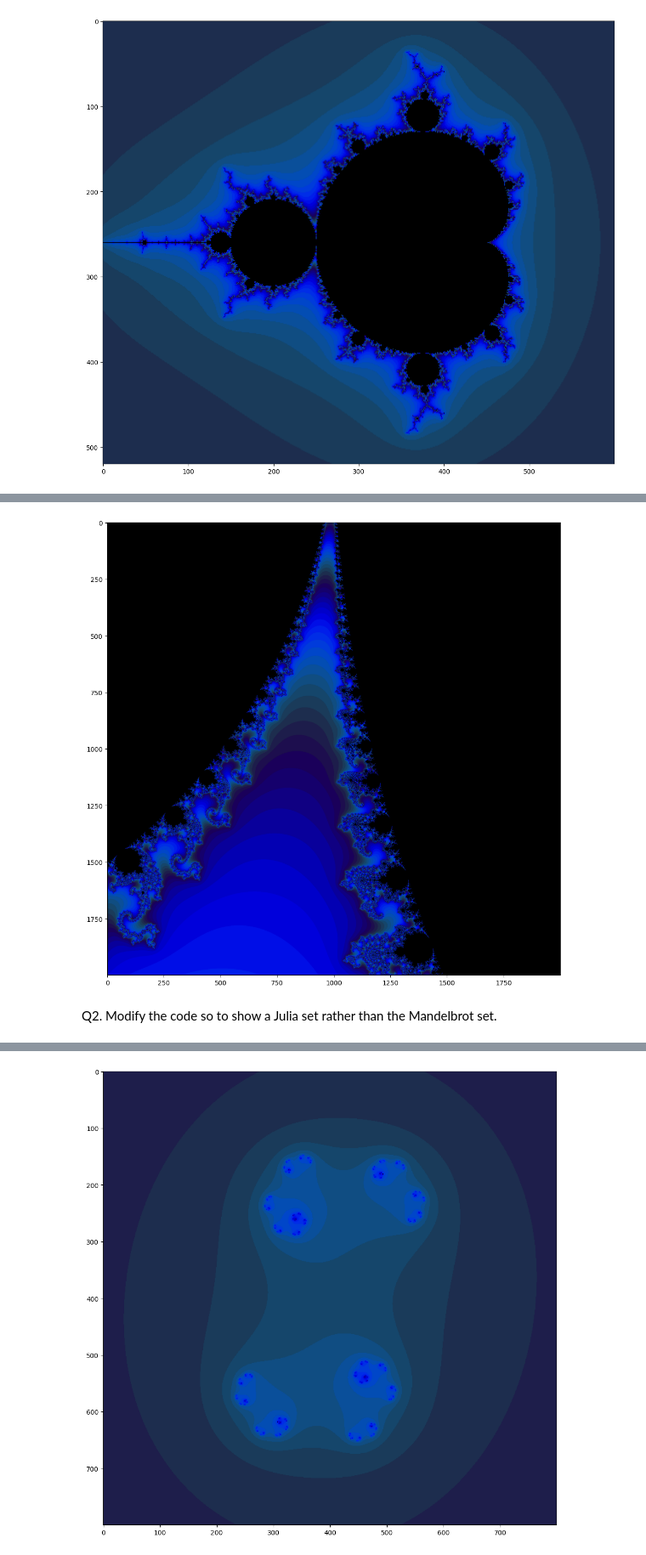
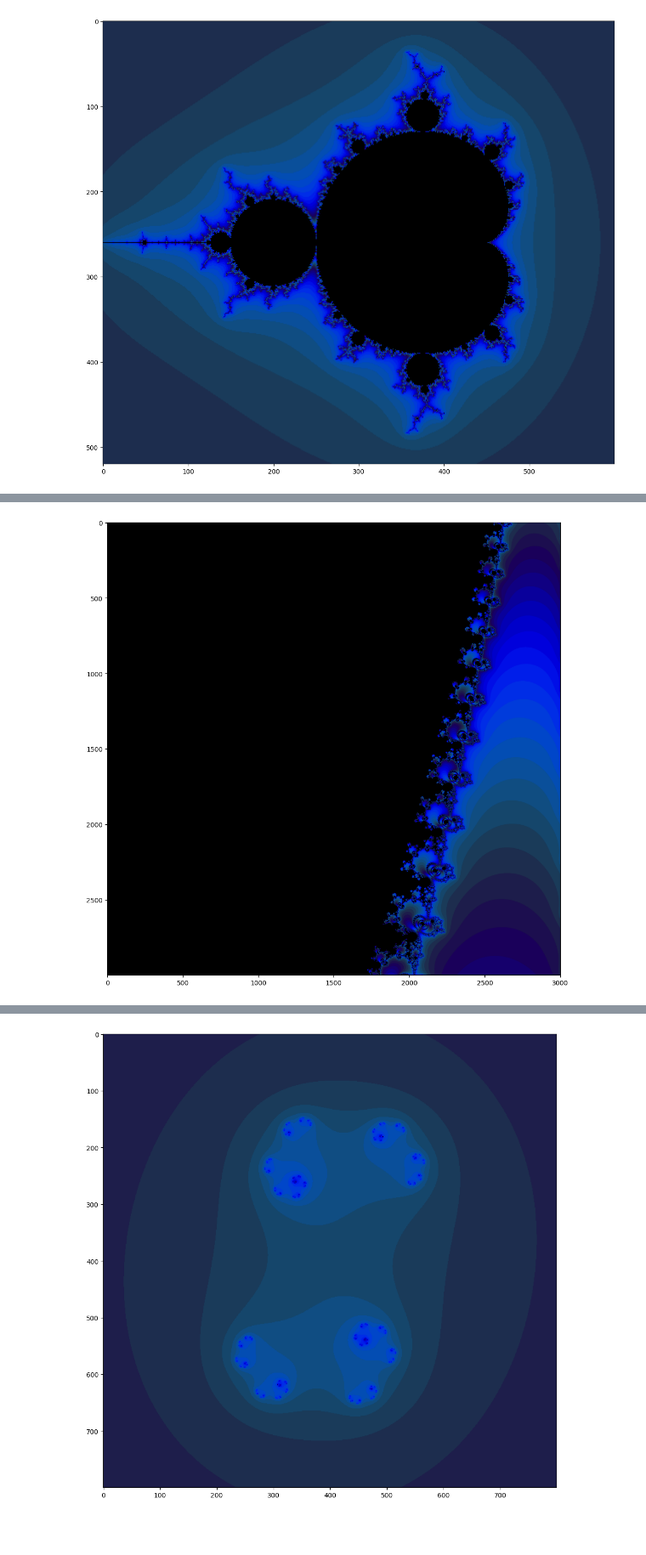
Before and after one commit to YifeiZhang233eV/Fractals, a Jupyter notebook: Fractal.ipynb, the cells around one changed output, grey strips where cells are left out. Shown at 85% size. Drawn from its saved outputs; the diff is of its cells as text; code cells hidden in the pictures; blank space fills up the shorter version.

Commit message:
Created using Colab - Changed the grid of Mandelbrot smaller

```diff
--- a/Fractal.ipynb
+++ b/Fractal.ipynb
@@ -141,6 +145,6 @@ Q1. High resolution computation of the set by decreasing the mgrid spacing and z
 # %%
 # Use NumPy to create a 2D array of complex numbers on [-2,2]x[-2,2]
-Y, X = np.mgrid[0.05:0.25:0.0001, -0.85:-0.65:0.0001]
+Y, X = np.mgrid[0.05:0.08:0.00001, -0.78:-0.75:0.00001]
 # [x:y:z] - change x & y to choose a section, change z to choose a resolution ratio
 
 # load into PyTorch tensors
@@ -163,33 +167,31 @@ for i in range(200):
     not_diverged = torch.abs(zs_) < 4.0    # |z| > 4
     #Update variables to compute
     ns += not_diverged
     zs = zs_
 
 #plot
 fig = plt.figure(figsize=(16,10))
 
 def processFractal(a):
     """Display an array of iteration counts as a
     colorful picture of a fractal."""
 
     if np.iscomplexobj(a): # to solve a complex warning
         a = np.abs(a)
 
     # The periodic value a for coloring is generated by periodic transformation
     # through iteration number a
     a_cyclic = (6.28*a/20.0).reshape(list(a.shape)+[1])
     img = np.concatenate([10+20*np.cos(a_cyclic),
     30+50*np.sin(a_cyclic),
     155-80*np.cos(a_cyclic)], 2)
     img[a==a.max()] = 0
     a = img
     a = np.uint8(np.clip(a, 0, 255))
     return a
 
 plt.imshow(processFractal(ns.cpu().numpy()))
 plt.tight_layout(pad=0)
 plt.show()
 # %% [output]
-[figure, old version]
+[figure, new version]
-# %% [markdown]
-Q2. Modify the code so to show a Julia set rather than the Mandelbrot set.
```
Also changed, not shown: parts of 2 cells of this notebook.
